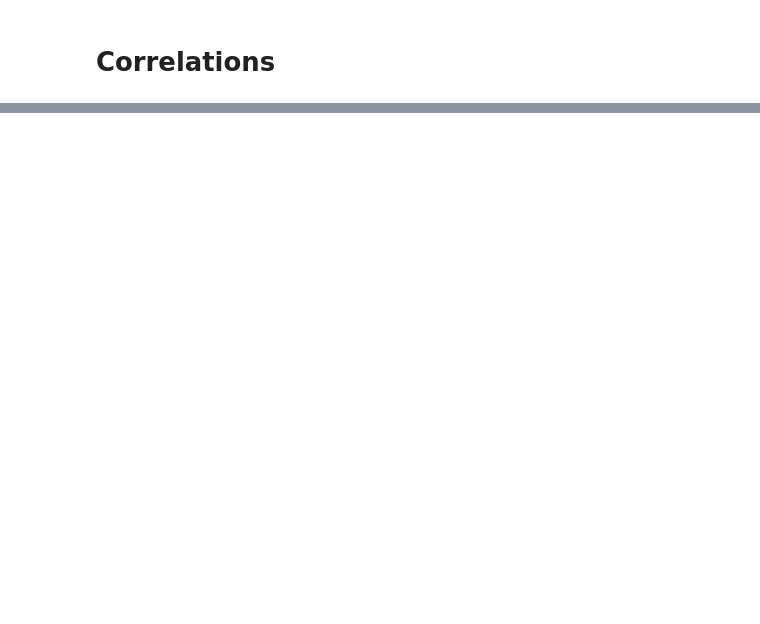
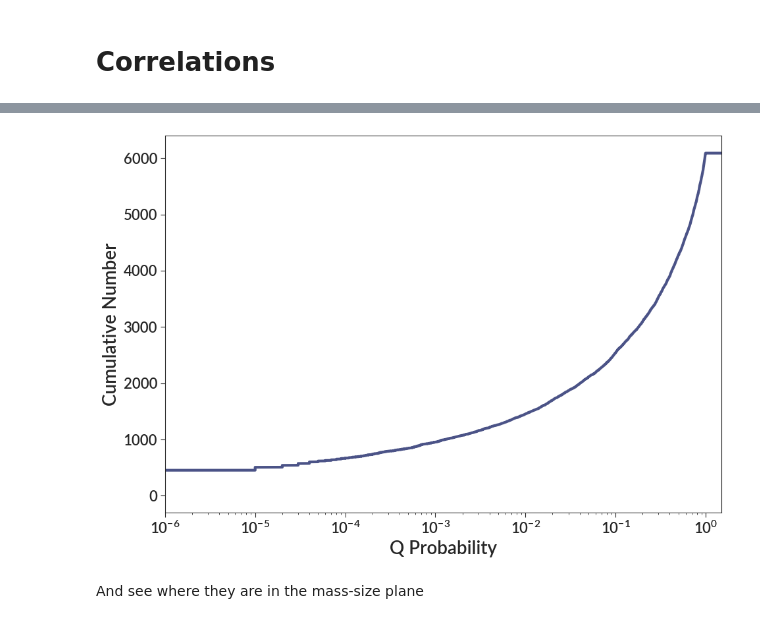
Before and after one commit to gillenbrown/LEGUS-sizes, a Jupyter notebook: testing/highM_lowR_clusters.ipynb, the cells around one changed output, grey strips where cells are left out. Saved outputs shown, nothing was run; the diff lists cells and outputs as text; code cells hidden in the pictures; blank space fills up the shorter version.

Commit message:
added extra cut on LEGUS reliability grounds
I now throw out ones with low LEGUS reliability, as defined by the Q probability

```diff
--- a/testing/highM_lowR_clusters.ipynb
+++ b/testing/highM_lowR_clusters.ipynb
@@ -114,0 +104,11 @@ fig.savefig("massive_small.png")
+# %%
+quantity = "Q_probability"
+fig, ax = bpl.subplots()
+ax.plot(*make_cumulative_histogram(big_catalog[quantity][maskg], normed=False), label="All")
+ax.set_limits(*limits[quantity])
+ax.set_xscale(scales[quantity])
+ax.add_labels(names[quantity], "Cumulative Number")
+# %% [output]
+[figure, added]
+# %% [markdown]
+And see where they are in the mass-size plane
```
Also changed, not shown: parts of 9 cells of this notebook, 1 other file.
